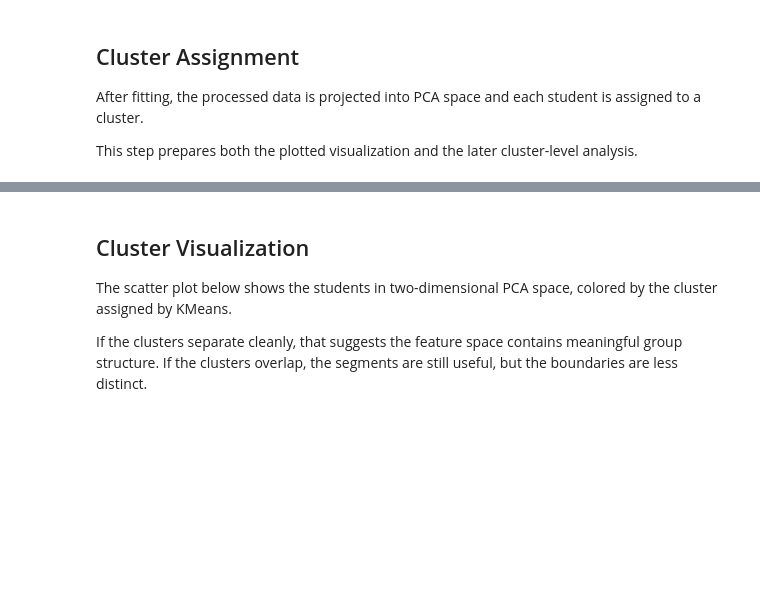
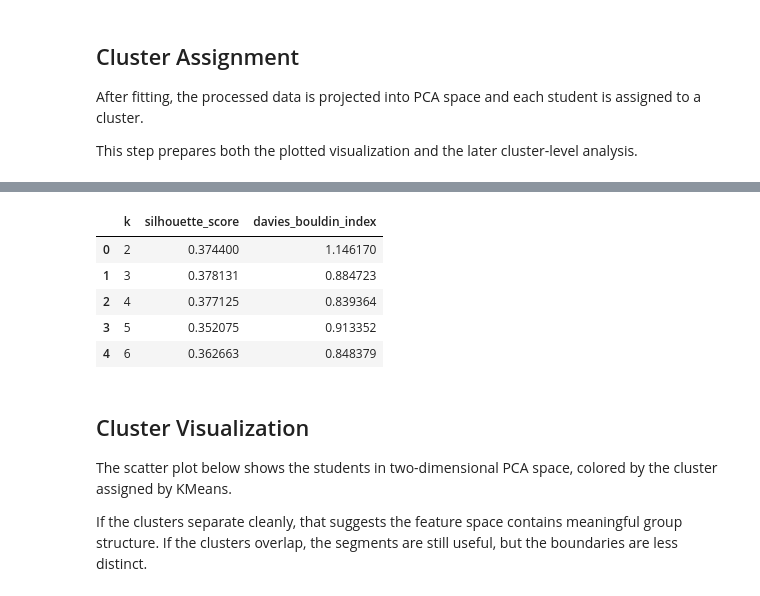
Before and after one commit to dogukanozcelik/student-performance-predictor, a Jupyter notebook: model-service/segmentation.ipynb, the cells around one changed output, grey strips where cells are left out. Saved outputs shown, nothing was run; the diff lists cells and outputs as text; code cells hidden in the pictures; blank space fills up the shorter version.

```diff
--- a/model-service/segmentation.ipynb
+++ b/model-service/segmentation.ipynb
@@ -116,3 +136,25 @@ clusters = segmentation_pipeline.named_steps[
+# %%
+cluster_comparison = []
+
+for k in range(2, 7):
+    model = KMeans(n_clusters=k, random_state=42, n_init=10)
+    labels = model.fit_predict(X_pca)
+
+    cluster_comparison.append({
+        "k": k,
+        "silhouette_score": silhouette_score(X_pca, labels),
+        "davies_bouldin_index": davies_bouldin_score(X_pca, labels)
+    })
+
+cluster_comparison_df = pd.DataFrame(cluster_comparison)
+cluster_comparison_df
+# %% [output]
+|  | k | silhouette_score | davies_bouldin_index |
+| 0 | 2 | 0.374400 | 1.146170 |
+| 1 | 3 | 0.378131 | 0.884723 |
+| 2 | 4 | 0.377125 | 0.839364 |
+| 3 | 5 | 0.352075 | 0.913352 |
+| 4 | 6 | 0.362663 | 0.848379 |
 # %% [markdown]
 ## Cluster Visualization
 
```
Also changed, not shown: parts of 7 cells of this notebook.
